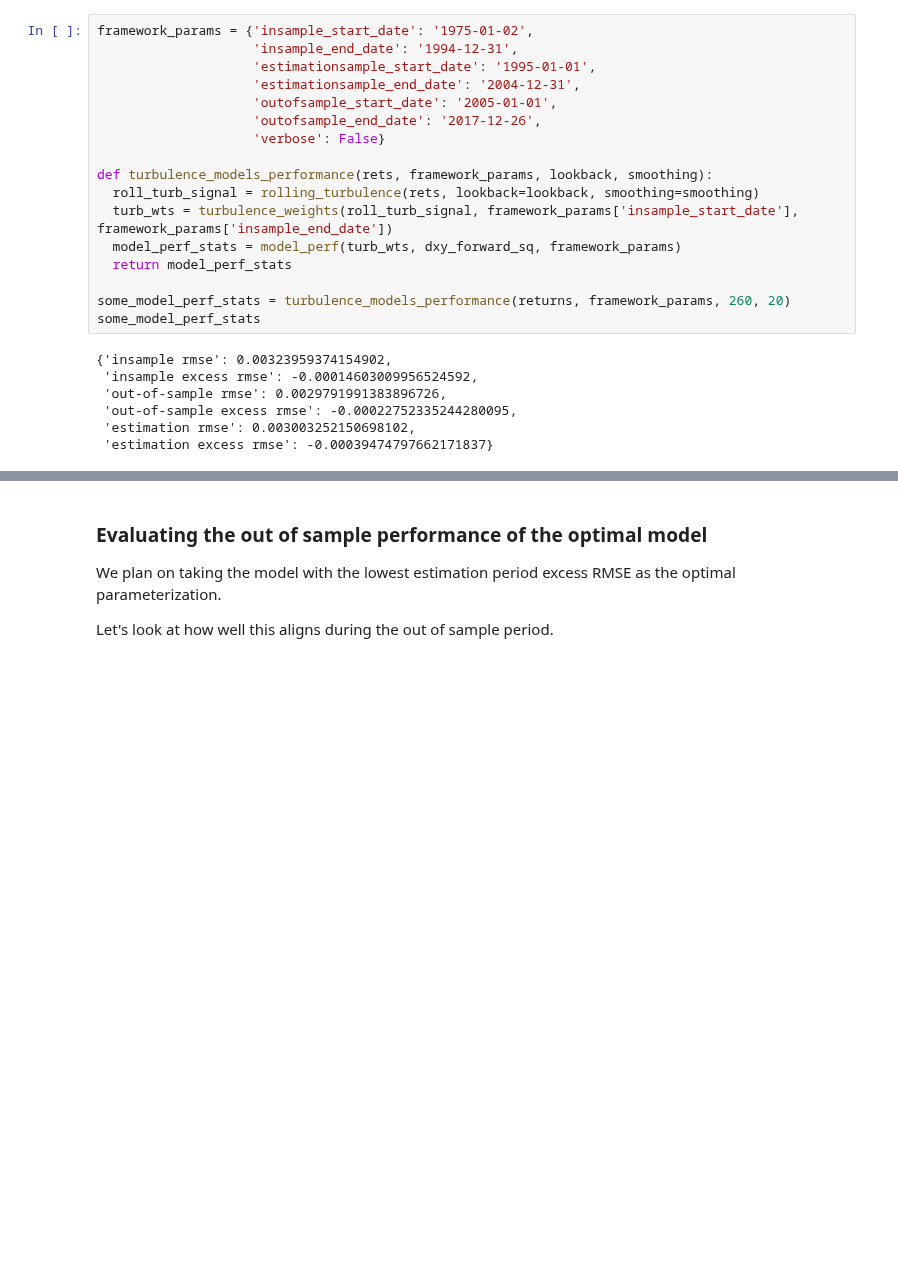
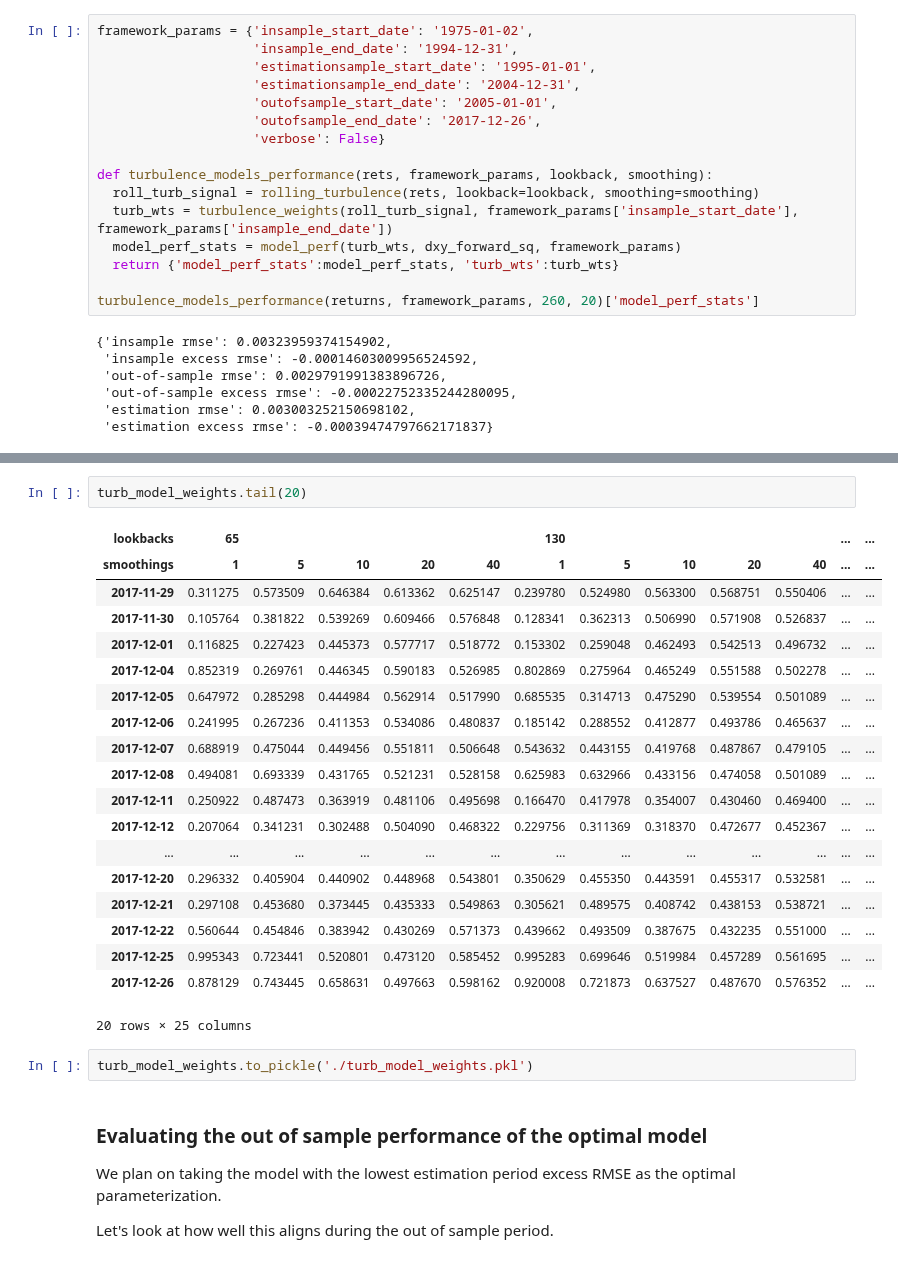
Before and after one commit to fintechsteve/modeling-volatility, a Jupyter notebook: Part_04b_Creating_Turbulence_Model.ipynb, the cells around one changed output, grey strips where cells are left out. Saved outputs shown, nothing was run; the diff lists cells and outputs as text; blank space fills up the shorter version.

```diff
--- a/Part_04b_Creating_Turbulence_Model.ipynb
+++ b/Part_04b_Creating_Turbulence_Model.ipynb
@@ -289,10 +289,9 @@ def turbulence_models_performance(rets, framework_params, lookback, smoothing):
   roll_turb_signal = rolling_turbulence(rets, lookback=lookback, smoothing=smoothing)
   turb_wts = turbulence_weights(roll_turb_signal, framework_params['insample_start_date'], framework_params['insample_end_date'])
   model_perf_stats = model_perf(turb_wts, dxy_forward_sq, framework_params)
-  return model_perf_stats
+  return {'model_perf_stats':model_perf_stats, 'turb_wts':turb_wts}
 
-some_model_perf_stats = turbulence_models_performance(returns, framework_params, 260, 20)
-some_model_perf_stats
+turbulence_models_performance(returns, framework_params, 260, 20)['model_perf_stats']
 # %% [output]
 {'insample rmse': 0.00323959374154902,
  'insample excess rmse': -0.00014603009956524592,
@@ -338,6 +342,30 @@ model_perf_stats
 |  | 10 | 0.0032443 | -0.0002171 | 0.00291926 | -0.00028748 | ... |
 |  | 20 | 0.00326992 | -0.000194941 | 0.00298106 | -0.00022568 | ... |
 |  | 40 | 0.00334438 | -0.000126198 | 0.00302468 | -0.000182067 | ... |
+# %%
+turb_model_weights.tail(20)
+# %% [output]
+| lookbacks | 65 |  |  |  |  | 130 |  |  |  |  | ... | ... |
+| smoothings | 1 | 5 | 10 | 20 | 40 | 1 | 5 | 10 | 20 | 40 | ... | ... |
+| 2017-11-29 | 0.311275 | 0.573509 | 0.646384 | 0.613362 | 0.625147 | 0.239780 | 0.524980 | 0.563300 | 0.568751 | 0.550406 | ... | ... |
+| 2017-11-30 | 0.105764 | 0.381822 | 0.539269 | 0.609466 | 0.576848 | 0.128341 | 0.362313 | 0.506990 | 0.571908 | 0.526837 | ... | ... |
+| 2017-12-01 | 0.116825 | 0.227423 | 0.445373 | 0.577717 | 0.518772 | 0.153302 | 0.259048 | 0.462493 | 0.542513 | 0.496732 | ... | ... |
+| 2017-12-04 | 0.852319 | 0.269761 | 0.446345 | 0.590183 | 0.526985 | 0.802869 | 0.275964 | 0.465249 | 0.551588 | 0.502278 | ... | ... |
+| 2017-12-05 | 0.647972 | 0.285298 | 0.444984 | 0.562914 | 0.517990 | 0.685535 | 0.314713 | 0.475290 | 0.539554 | 0.501089 | ... | ... |
+| 2017-12-06 | 0.241995 | 0.267236 | 0.411353 | 0.534086 | 0.480837 | 0.185142 | 0.288552 | 0.412877 | 0.493786 | 0.465637 | ... | ... |
+| 2017-12-07 | 0.688919 | 0.475044 | 0.449456 | 0.551811 | 0.506648 | 0.543632 | 0.443155 | 0.419768 | 0.487867 | 0.479105 | ... | ... |
+| 2017-12-08 | 0.494081 | 0.693339 | 0.431765 | 0.521231 | 0.528158 | 0.625983 | 0.632966 | 0.433156 | 0.474058 | 0.501089 | ... | ... |
+| 2017-12-11 | 0.250922 | 0.487473 | 0.363919 | 0.481106 | 0.495698 | 0.166470 | 0.417978 | 0.354007 | 0.430460 | 0.469400 | ... | ... |
+| 2017-12-12 | 0.207064 | 0.341231 | 0.302488 | 0.504090 | 0.468322 | 0.229756 | 0.311369 | 0.318370 | 0.472677 | 0.452367 | ... | ... |
+| ... | ... | ... | ... | ... | ... | ... | ... | ... | ... | ... | ... | ... |
+| 2017-12-20 | 0.296332 | 0.405904 | 0.440902 | 0.448968 | 0.543801 | 0.350629 | 0.455350 | 0.443591 | 0.455317 | 0.532581 | ... | ... |
+| 2017-12-21 | 0.297108 | 0.453680 | 0.373445 | 0.435333 | 0.549863 | 0.305621 | 0.489575 | 0.408742 | 0.438153 | 0.538721 | ... | ... |
+| 2017-12-22 | 0.560644 | 0.454846 | 0.383942 | 0.430269 | 0.571373 | 0.439662 | 0.493509 | 0.387675 | 0.432235 | 0.551000 | ... | ... |
+| 2017-12-25 | 0.995343 | 0.723441 | 0.520801 | 0.473120 | 0.585452 | 0.995283 | 0.699646 | 0.519984 | 0.457289 | 0.561695 | ... | ... |
+| 2017-12-26 | 0.878129 | 0.743445 | 0.658631 | 0.497663 | 0.598162 | 0.920008 | 0.721873 | 0.637527 | 0.487670 | 0.576352 | ... | ... |
+20 rows × 25 columns
+# %%
+turb_model_weights.to_pickle('./turb_model_weights.pkl')
 # %% [markdown]
 ### Evaluating the out of sample performance of the optimal model
 
```
Also changed, not shown: parts of 5 cells of this notebook, 1 other file.
